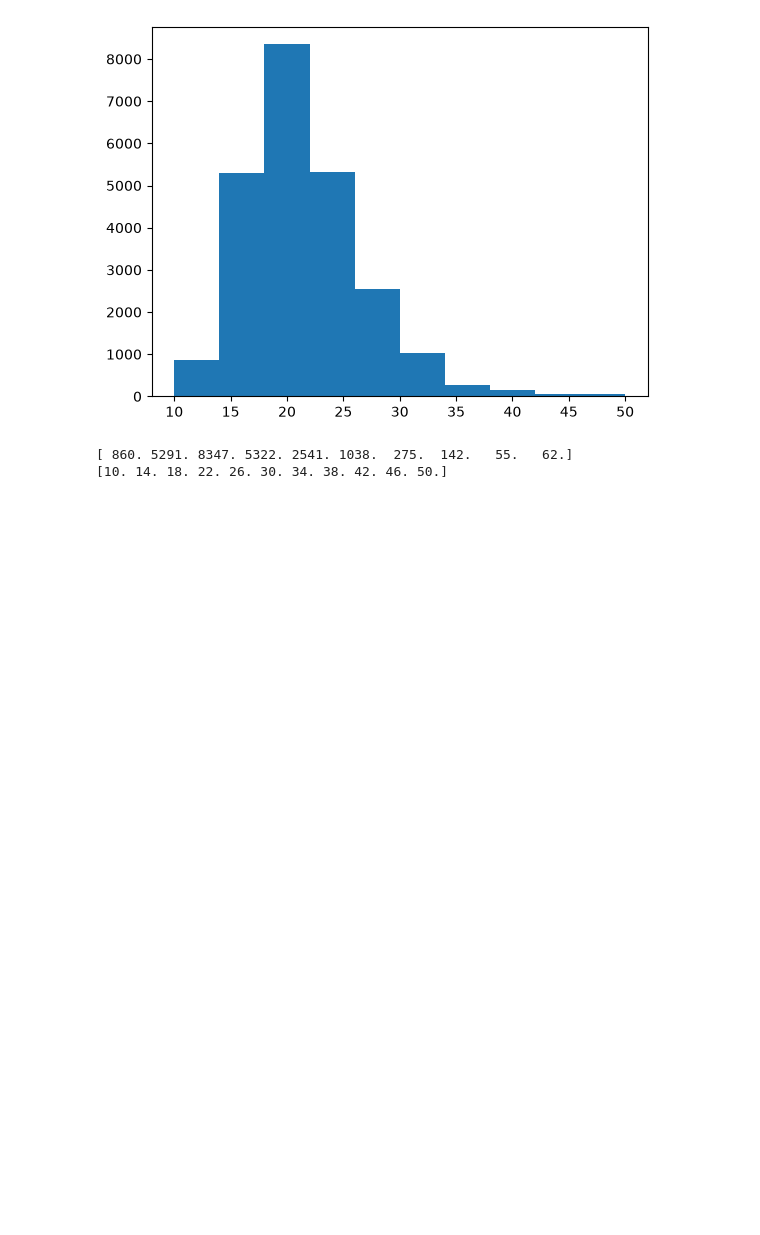
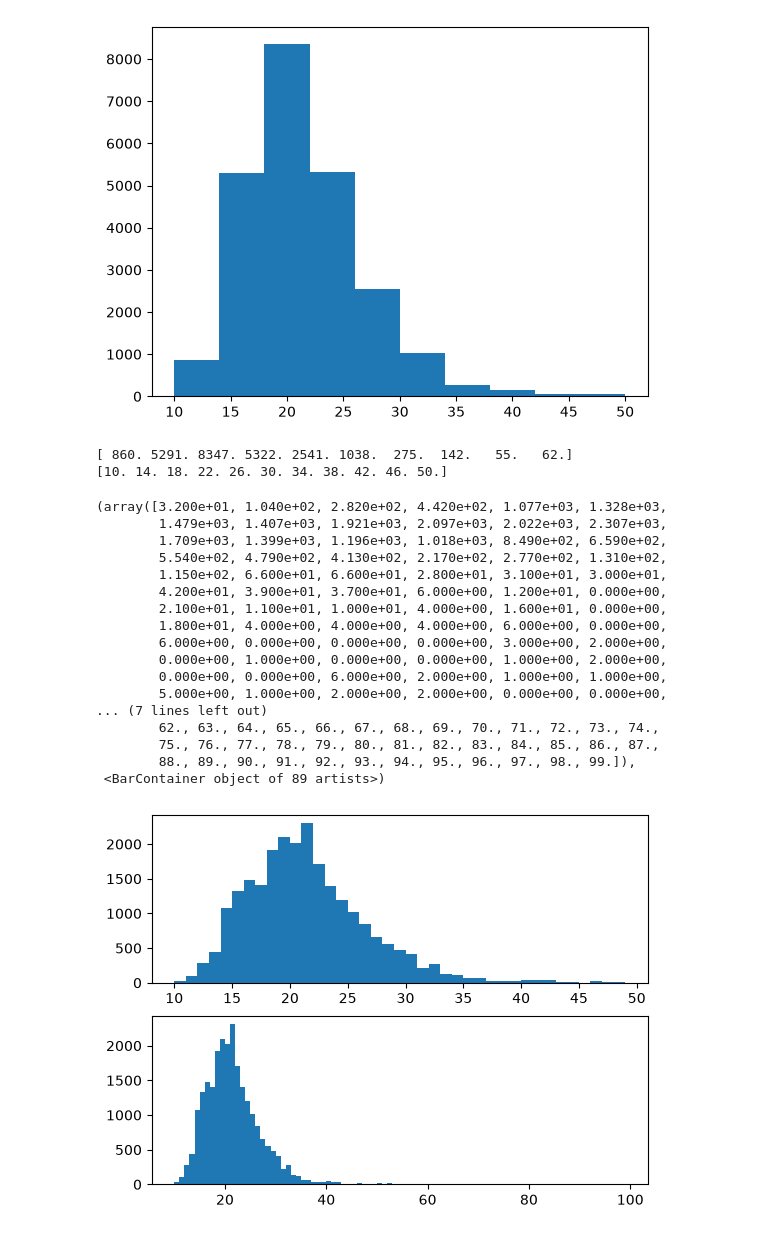
Before and after one commit to Sina-mjd/Data-Science-Learning-Journey, a Jupyter notebook: 04_Data_Visualization/04_data_visualization.ipynb, the cells around one changed output. Cells and saved outputs as stored; diff of their text form; code cells hidden in the pictures; blank space fills up the shorter version.

Commit message:
Update data analysis scripts and visualizations

```diff
--- a/04_Data_Visualization/04_data_visualization.ipynb
+++ b/04_Data_Visualization/04_data_visualization.ipynb
@@ -116,3 +116,26 @@ print(bins)
 # %% [output]
 [ 860. 5291. 8347. 5322. 2541. 1038.  275.  142.   55.   62.]
 [10. 14. 18. 22. 26. 30. 34. 38. 42. 46. 50.]
+# %%
+fig , ax = plt.subplots(2)
+ax[0].hist(df['comb08'] , range ( 10 , 50))
+ax[1].hist(df['comb08'] , range ( 10 , 100))
+# %% [output]
+(array([3.200e+01, 1.040e+02, 2.820e+02, 4.420e+02, 1.077e+03, 1.328e+03,
+        1.479e+03, 1.407e+03, 1.921e+03, 2.097e+03, 2.022e+03, 2.307e+03,
+        1.709e+03, 1.399e+03, 1.196e+03, 1.018e+03, 8.490e+02, 6.590e+02,
+        5.540e+02, 4.790e+02, 4.130e+02, 2.170e+02, 2.770e+02, 1.310e+02,
+        1.150e+02, 6.600e+01, 6.600e+01, 2.800e+01, 3.100e+01, 3.000e+01,
+        4.200e+01, 3.900e+01, 3.700e+01, 6.000e+00, 1.200e+01, 0.000e+00,
+        2.100e+01, 1.100e+01, 1.000e+01, 4.000e+00, 1.600e+01, 0.000e+00,
+        1.800e+01, 4.000e+00, 4.000e+00, 4.000e+00, 6.000e+00, 0.000e+00,
+        6.000e+00, 0.000e+00, 0.000e+00, 0.000e+00, 3.000e+00, 2.000e+00,
+        0.000e+00, 1.000e+00, 0.000e+00, 0.000e+00, 1.000e+00, 2.000e+00,
+        0.000e+00, 0.000e+00, 6.000e+00, 2.000e+00, 1.000e+00, 1.000e+00,
+        5.000e+00, 1.000e+00, 2.000e+00, 2.000e+00, 0.000e+00, 0.000e+00,
+... (7 lines left out)
+        62., 63., 64., 65., 66., 67., 68., 69., 70., 71., 72., 73., 74.,
+        75., 76., 77., 78., 79., 80., 81., 82., 83., 84., 85., 86., 87.,
+        88., 89., 90., 91., 92., 93., 94., 95., 96., 97., 98., 99.]),
+ <BarContainer object of 89 artists>)
+[figure, added]
```
Also changed, not shown: parts of 91 cells of this notebook, 2 other files.
